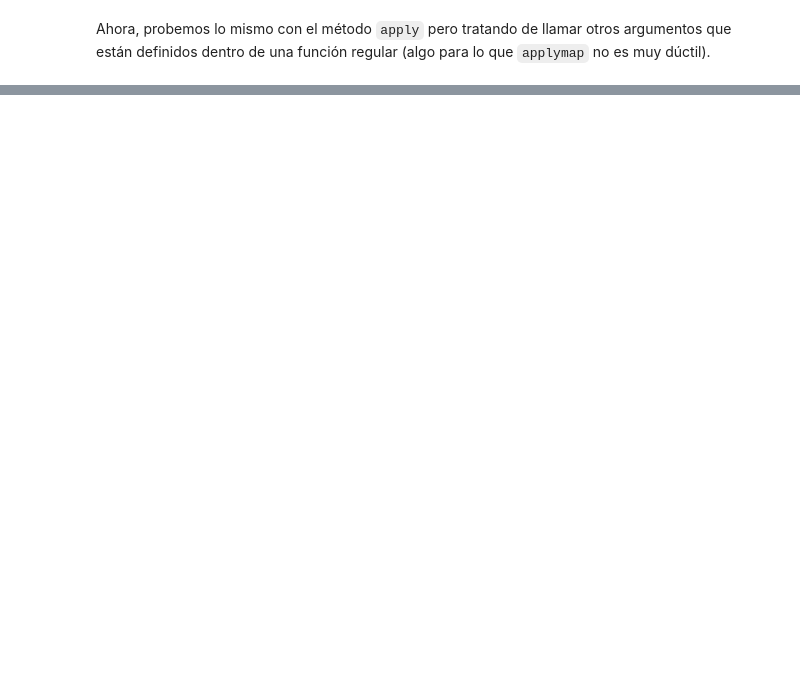
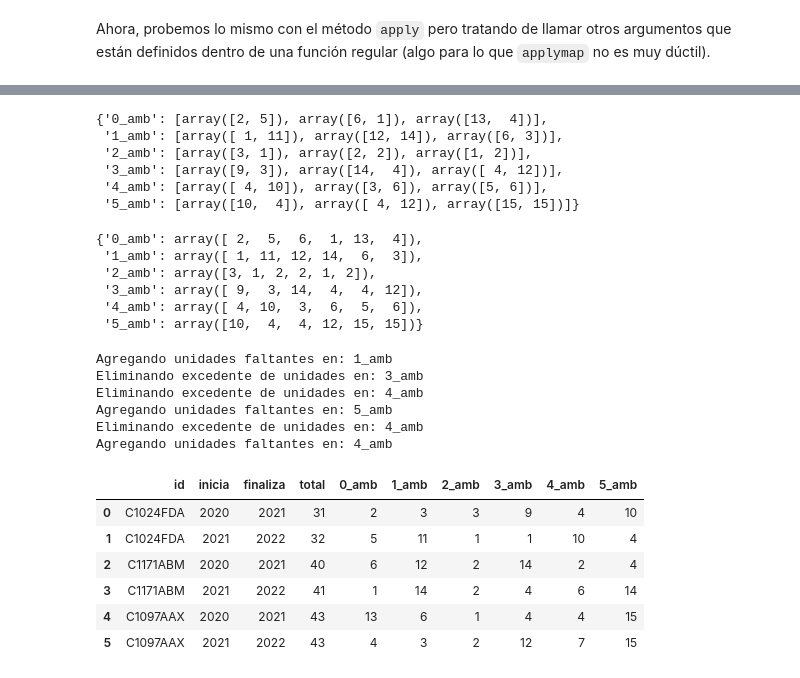
Before and after one commit to PyMap/AUPY, a Jupyter notebook: Clase 1/01_0_Introduccion.ipynb, the cells around one changed output, grey strips where cells are left out. Cells and saved outputs as stored; diff of their text form; code cells hidden in the pictures; blank space fills up the shorter version.

Commit message:
Unidades a enteros por tipologia

```diff
--- a/Clase 1/01_0_Introduccion.ipynb
+++ b/Clase 1/01_0_Introduccion.ipynb
@@ -554,0 +584,78 @@ da_completo
+# %%
+totales
+# %% [output]
+{'0_amb': [array([2, 5]), array([6, 1]), array([13,  4])],
+ '1_amb': [array([ 1, 11]), array([12, 14]), array([6, 3])],
+ '2_amb': [array([3, 1]), array([2, 2]), array([1, 2])],
+ '3_amb': [array([9, 3]), array([14,  4]), array([ 4, 12])],
+ '4_amb': [array([ 4, 10]), array([3, 6]), array([5, 6])],
+ '5_amb': [array([10,  4]), array([ 4, 12]), array([15, 15])]}
+# %%
+for k in totales.keys():
+    totales.update({k:np.concatenate(totales[k])})
+# %%
+totales
+# %% [output]
+{'0_amb': array([ 2,  5,  6,  1, 13,  4]),
+ '1_amb': array([ 1, 11, 12, 14,  6,  3]),
+ '2_amb': array([3, 1, 2, 2, 1, 2]),
+ '3_amb': array([ 9,  3, 14,  4,  4, 12]),
+ '4_amb': array([ 4, 10,  3,  6,  5,  6]),
+ '5_amb': array([10,  4,  4, 12, 15, 15])}
+# %%
+def ajusta_stock(df,totales):
+    '''
+    Reasigna enteros por fila para alcanzar
+    el valor total de unidades.
+    ...
+    Argumentos:
+        df(dataframe): dataframe de proyectos residenciales
+        totales (dict): nuevos totales por tipologia
+    Devuelve:
+        df: df con totales ajustados por tipologia
+
+    '''
+    df['nvos_totales'] = pd.DataFrame(totales).sum(axis=1)
+    df['diferencia'] = df['total'] - df['nvos_totales']
+    tipologias = ['0_amb','1_amb','2_amb','3_amb','4_amb','5_amb']
+    df[tipologias] = pd.DataFrame(totales)
+
+    for index, row in df.iterrows():
+        if row['diferencia'] < 0:
+            ambientes = random.choice(tipologias)
+            print('Eliminando excedente de unidades en:',ambientes)
+            df.loc[index, ambientes] = row[ambientes] + (row['diferencia'])
+            #df.loc[index, ambientes] = np.abs(df.loc[index, ambientes])
+
+        elif row['diferencia'] > 0:
+            ambientes = random.choice(tipologias)
+            print('Agregando unidades faltantes en:',ambientes)
+            df.loc[index, ambientes] = np.abs(row[ambientes] + (row['diferencia']))
+            #df.loc[index, ambientes] = np.abs(df.loc[index, ambientes])
+
+        else:
+            print('Sin unidades para ajustar')
+            pass
+
+    df.drop(columns=['nvos_totales','diferencia'],inplace=True)
+
+    return df
+# %%
+da_ajustado = ajusta_stock(da_completo,totales)
+# %% [output]
+Agregando unidades faltantes en: 1_amb
+Eliminando excedente de unidades en: 3_amb
+Eliminando excedente de unidades en: 4_amb
+Agregando unidades faltantes en: 5_amb
+Eliminando excedente de unidades en: 4_amb
+Agregando unidades faltantes en: 4_amb
+# %%
+da_ajustado
+# %% [output]
+|  | id | inicia | finaliza | total | 0_amb | 1_amb | 2_amb | 3_amb | 4_amb | 5_amb |
+| 0 | C1024FDA | 2020 | 2021 | 31 | 2 | 3 | 3 | 9 | 4 | 10 |
+| 1 | C1024FDA | 2021 | 2022 | 32 | 5 | 11 | 1 | 1 | 10 | 4 |
+| 2 | C1171ABM | 2020 | 2021 | 40 | 6 | 12 | 2 | 14 | 2 | 4 |
+| 3 | C1171ABM | 2021 | 2022 | 41 | 1 | 14 | 2 | 4 | 6 | 14 |
+| 4 | C1097AAX | 2020 | 2021 | 43 | 13 | 6 | 1 | 4 | 4 | 15 |
+| 5 | C1097AAX | 2021 | 2022 | 43 | 4 | 3 | 2 | 12 | 7 | 15 |
```
Also changed, not shown: parts of 17 cells of this notebook.
